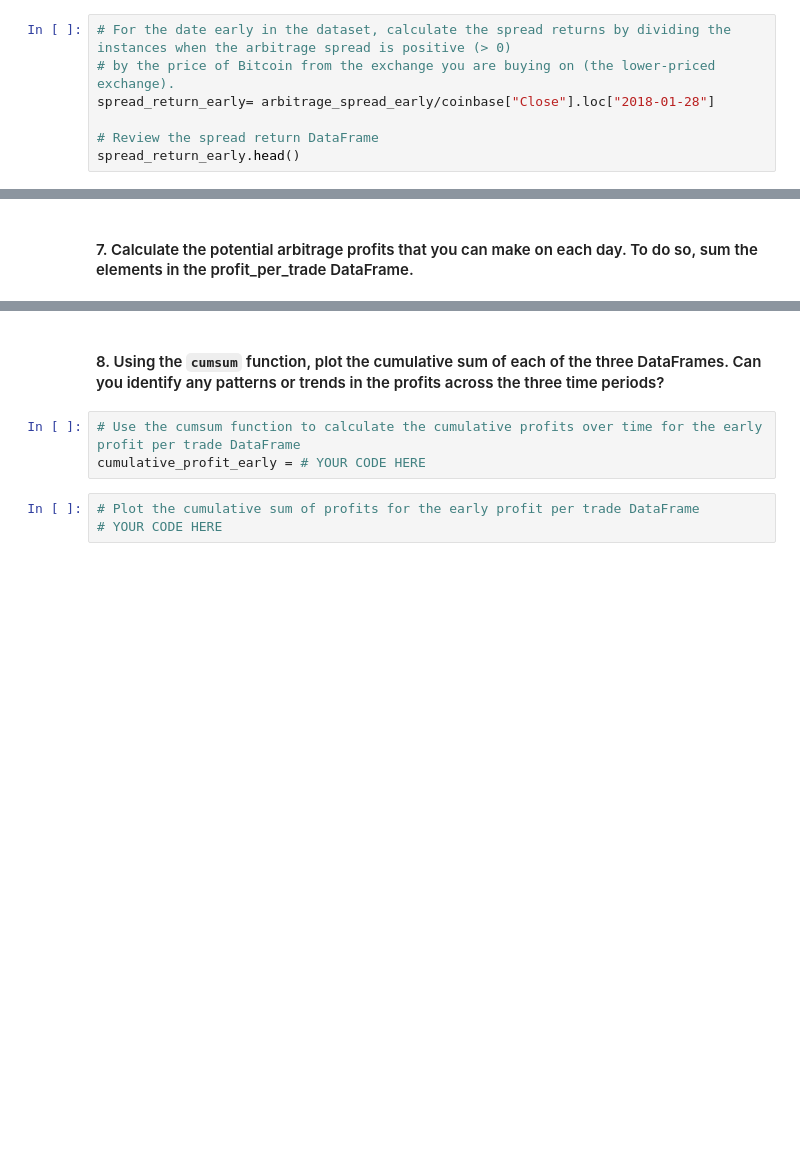
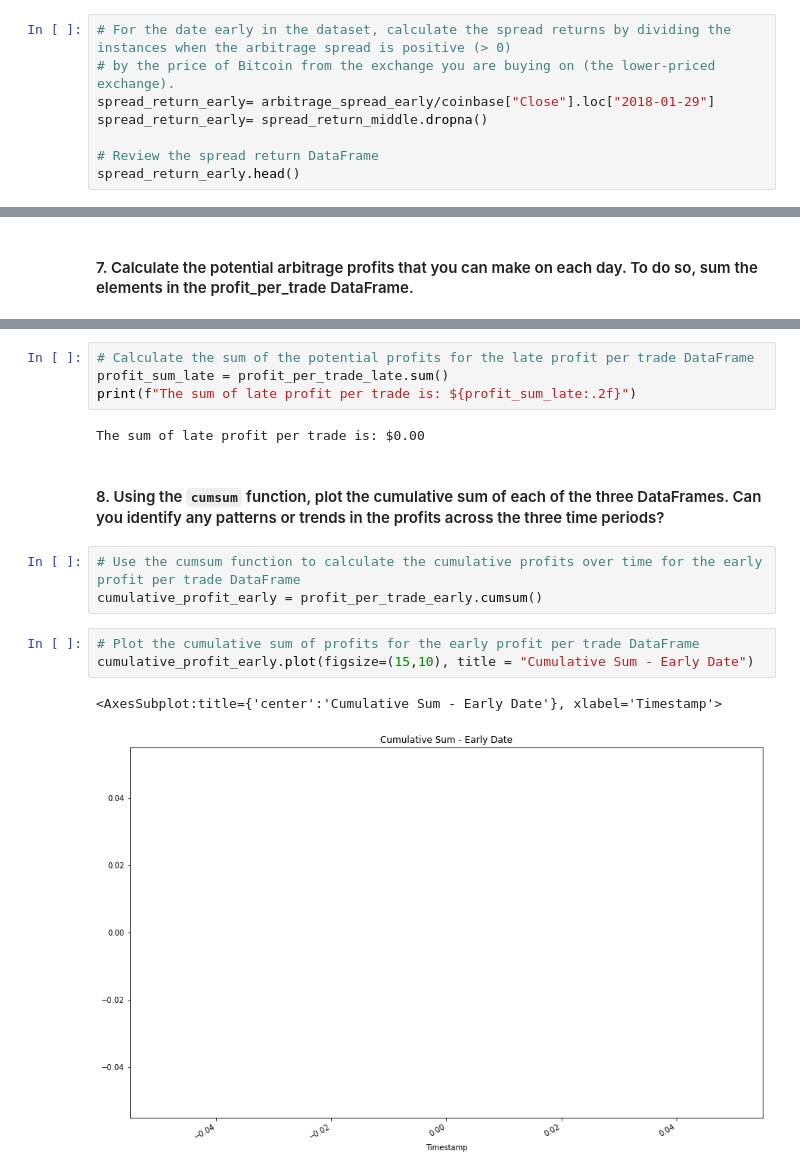
Before and after one commit to SebSand/Arbitrage_Analysis, a Jupyter notebook: crypto_arbitrage.ipynb, the cells around one changed output, grey strips where cells are left out. Saved outputs shown, nothing was run; the diff lists cells and outputs as text; blank space fills up the shorter version.

```diff
--- a/crypto_arbitrage.ipynb
+++ b/crypto_arbitrage.ipynb
@@ -412,7 +462,8 @@ arbitrage_spread_late.describe()
 # %%
 # For the date early in the dataset, calculate the spread returns by dividing the instances when the arbitrage spread is positive (> 0)
 # by the price of Bitcoin from the exchange you are buying on (the lower-priced exchange).
-spread_return_early= arbitrage_spread_early/coinbase["Close"].loc["2018-01-28"]
+spread_return_early= arbitrage_spread_early/coinbase["Close"].loc["2018-01-29"]
+spread_return_early= spread_return_middle.dropna()
 
 # Review the spread return DataFrame
 spread_return_early.head()
@@ -511,11 +704,20 @@ profit_per_trade_early.plot(figsize=(15,10), title="Profit Per Trade - Early Dat
+# %%
+# Calculate the sum of the potential profits for the late profit per trade DataFrame
+profit_sum_late = profit_per_trade_late.sum()
+print(f"The sum of late profit per trade is: ${profit_sum_late:.2f}")
+# %% [output]
+The sum of late profit per trade is: $0.00
 # %% [markdown]
 #### 8. Using the `cumsum` function, plot the cumulative sum of each of the three DataFrames. Can you identify any patterns or trends in the profits across the three time periods?
 # %%
 # Use the cumsum function to calculate the cumulative profits over time for the early profit per trade DataFrame
-cumulative_profit_early = # YOUR CODE HERE
+cumulative_profit_early = profit_per_trade_early.cumsum()
 # %%
 # Plot the cumulative sum of profits for the early profit per trade DataFrame
-# YOUR CODE HERE
+cumulative_profit_early.plot(figsize=(15,10), title = "Cumulative Sum - Early Date")
+# %% [output]
+<AxesSubplot:title={'center':'Cumulative Sum - Early Date'}, xlabel='Timestamp'>
+[figure, added]
 # %% [markdown]
 **Question:** After reviewing the profit information across each date from the different time periods, can you identify any patterns or trends?
 
```
Also changed, not shown: parts of 30 cells of this notebook.
